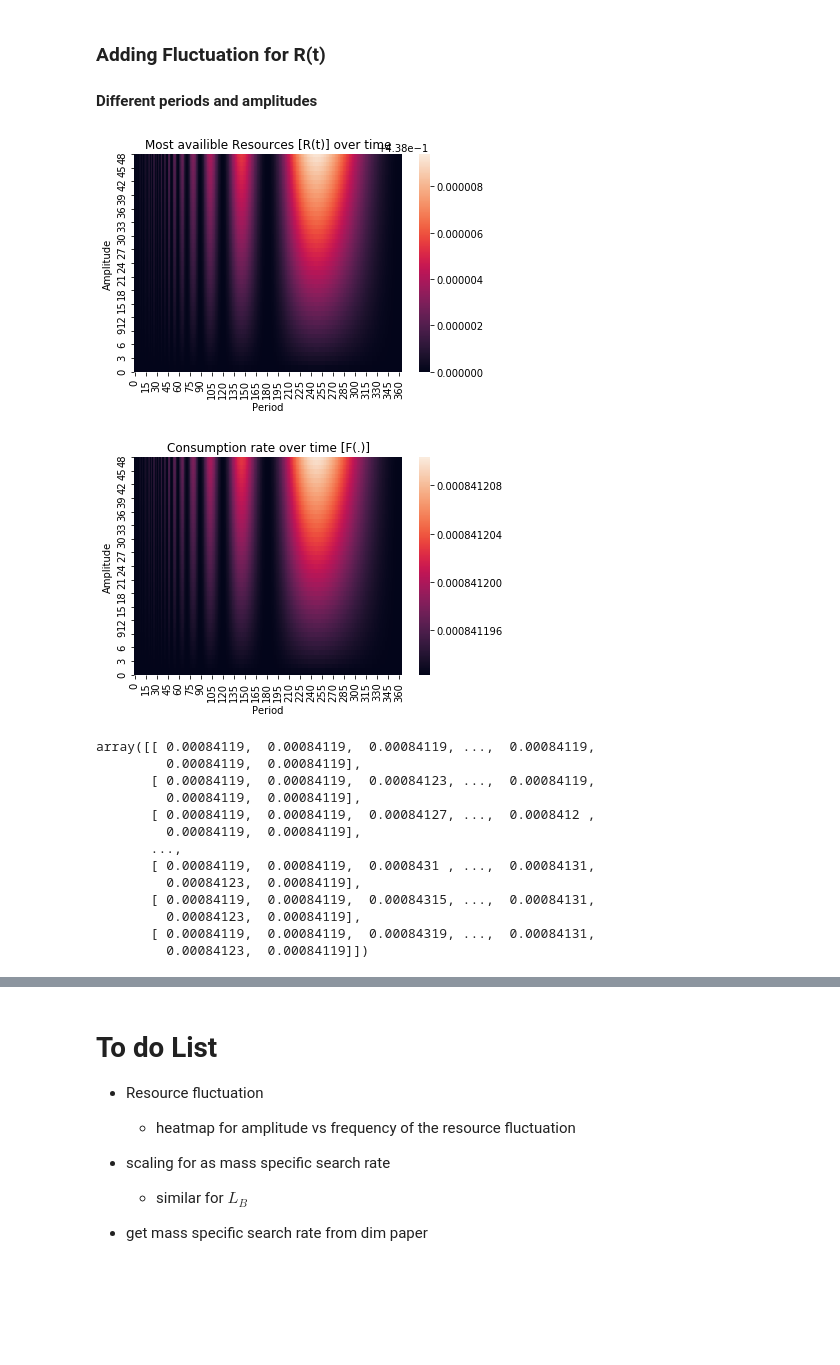
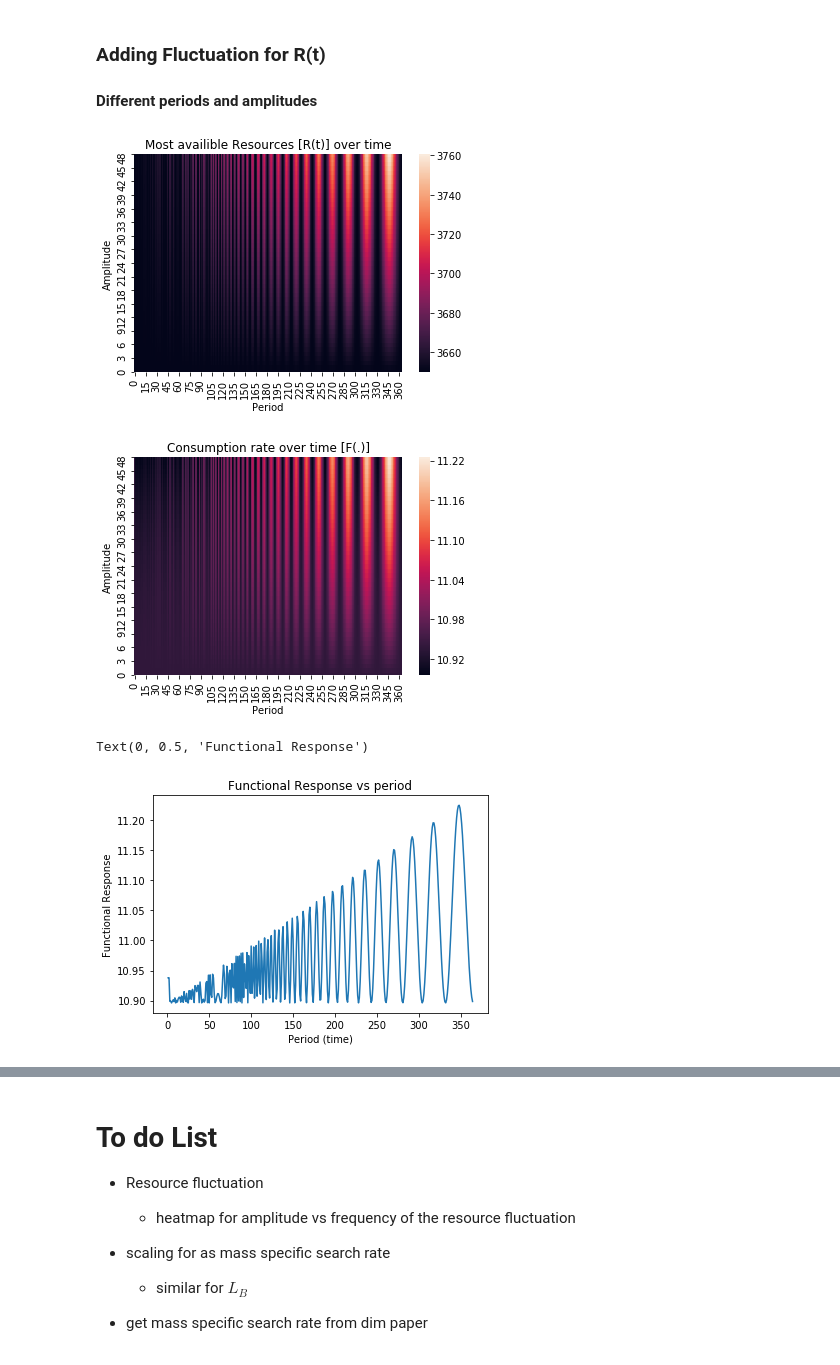
Before and after one commit to Don-Burns/Masters_Project, a Jupyter notebook: code/Building_New_Models.ipynb, the cells around one changed output, grey strips where cells are left out. Cells and saved outputs as stored; diff of their text form; code cells hidden in the pictures; blank space fills up the shorter version.

```diff
--- a/code/Building_New_Models.ipynb
+++ b/code/Building_New_Models.ipynb
@@ -187,17 +210,19 @@ print(mass)
 ### Adding Fluctuation for R(t)
 #### Different periods and amplitudes
 # %%
+# heatmap of how
 import Functions as F
 import scipy as sc
 import matplotlib.pyplot as plt
 import seaborn as sb
-resource = 1.2*10**-3
+resource = 1
 days = 365
 period = sc.arange(1, days, 1)
-amp = sc.linspace(0, resource/10000, 50) # use linspace here since i dont know what the resource value looks like yet
-time = sc.arange(0, days, 1)
+amp = sc.linspace(0, resource, 50) # use linspace here since i dont know what the resource value looks like yet
+time = sc.arange(0, days*10, 1)
 period, amp = sc.meshgrid(period, amp)
 
+## Resource density
 R_t = sc.zeros_like(amp)
 
 for t in time:
@@ -210,10 +235,12 @@ plt.title("Most availible Resources [R(t)] over time")
 plt.xlabel("Period")
 plt.ylabel("Amplitude")
 plt.show()
+
+## functional response
 FuncResp = sc.zeros_like(amp)
 
 for t in time:
-    FuncResp = F.Fun_Resp(m = 0.1, a0 = 1.08*10**-2, R = F.Rt(t, amp, period, centre = resource), h = 2.57) + FuncResp
+    FuncResp = F.Fun_Resp(m = 0.1,  R = F.Rt(t, amp, period, centre = resource), h = 2.57) + FuncResp
 
 sb.heatmap(FuncResp).invert_yaxis()
 plt.title("Consumption rate over time [F(.)]")
@@ -221,22 +248,16 @@ plt.xlabel("Period")
 plt.ylabel("Amplitude")
 plt.show()
 # %% [output]
-[figure, old version]
+[figure, new version]
-[figure, old version]
+[figure, new version]
-# %%
-FuncResp
-# %% [output]
-array([[ 0.00084119,  0.00084119,  0.00084119, ...,  0.00084119,
-         0.00084119,  0.00084119],
-       [ 0.00084119,  0.00084119,  0.00084123, ...,  0.00084119,
-         0.00084119,  0.00084119],
-       [ 0.00084119,  0.00084119,  0.00084127, ...,  0.0008412 ,
-         0.00084119,  0.00084119],
-       ...,
-       [ 0.00084119,  0.00084119,  0.0008431 , ...,  0.00084131,
-         0.00084123,  0.00084119],
-       [ 0.00084119,  0.00084119,  0.00084315, ...,  0.00084131,
-         0.00084123,  0.00084119],
-       [ 0.00084119,  0.00084119,  0.00084319, ...,  0.00084131,
-         0.00084123,  0.00084119]])
+# %%
+FuncResp[-1,900:1000]
+
+plt.plot(period[0,:], FuncResp[-1,:], label = "F(.)")
+plt.title("Functional Response vs period")
+plt.xlabel("Period (time)")
+plt.ylabel("Functional Response")
+# %% [output]
+Text(0, 0.5, 'Functional Response')
+[figure, added]
 # %%
```
Also changed, not shown: parts of 6 cells of this notebook, 1 other file.
